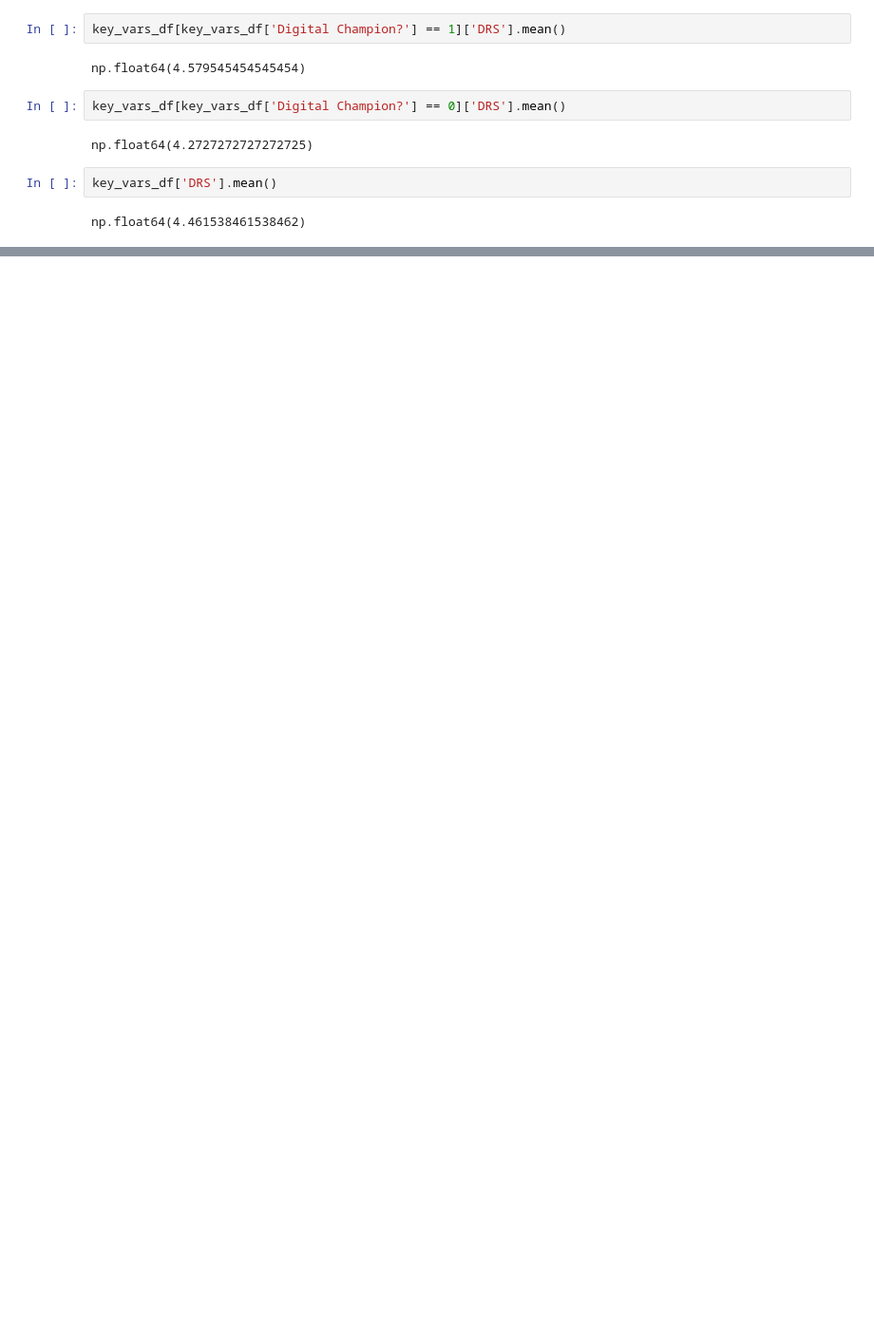
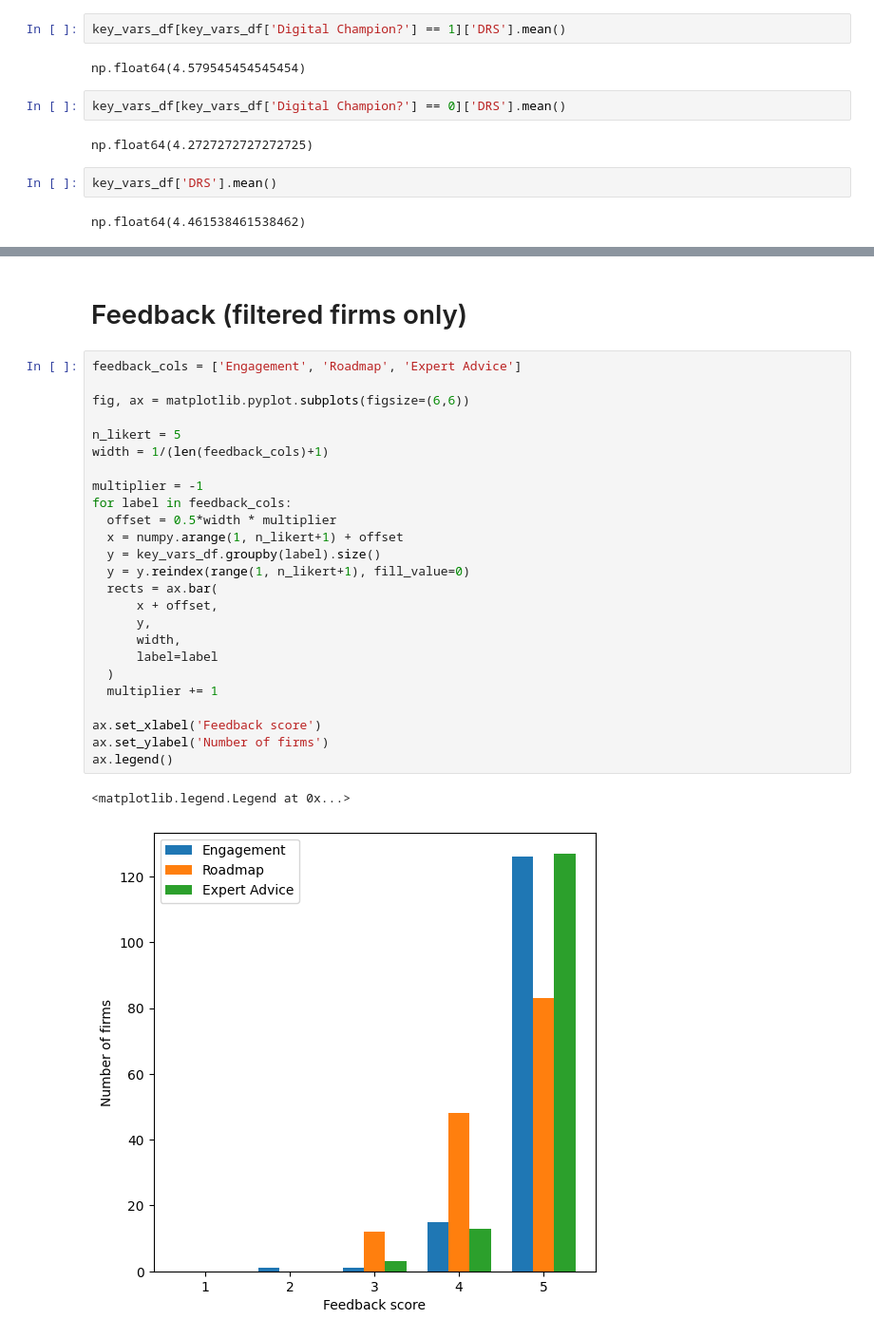
Before and after one commit to roughhawkbit/digi-inno-road-prod, a Jupyter notebook: analysis/DataCharacterisationForPaper.ipynb, the cells around one changed output, grey strips where cells are left out. Shown at 95% size. Cells and saved outputs as stored; diff of their text form; blank space fills up the shorter version.

```diff
--- a/analysis/DataCharacterisationForPaper.ipynb
+++ b/analysis/DataCharacterisationForPaper.ipynb
@@ -756,0 +792,30 @@ np.float64(4.461538461538462)
+# %% [markdown]
+# Feedback (filtered firms only)
+# %%
+feedback_cols = ['Engagement', 'Roadmap', 'Expert Advice']
+
+fig, ax = matplotlib.pyplot.subplots(figsize=(6,6))
+
+n_likert = 5
+width = 1/(len(feedback_cols)+1)
+
+multiplier = -1
+for label in feedback_cols:
+  offset = 0.5*width * multiplier
+  x = numpy.arange(1, n_likert+1) + offset
+  y = key_vars_df.groupby(label).size()
+  y = y.reindex(range(1, n_likert+1), fill_value=0)
+  rects = ax.bar(
+      x + offset,
+      y,
+      width,
+      label=label
+  )
+  multiplier += 1
+
+ax.set_xlabel('Feedback score')
+ax.set_ylabel('Number of firms')
+ax.legend()
+# %% [output]
+<matplotlib.legend.Legend at 0x...>
+[figure, added]
```
Also changed, not shown: parts of 3 cells of this notebook.
